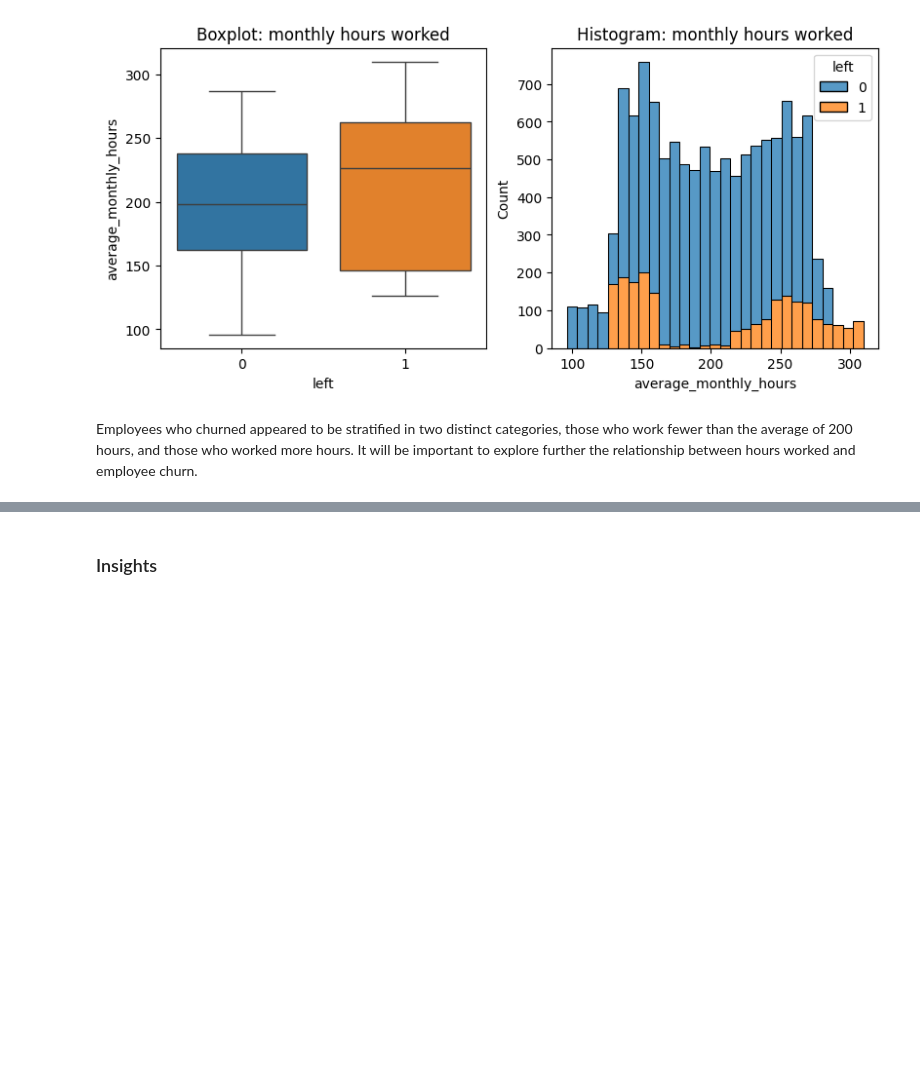
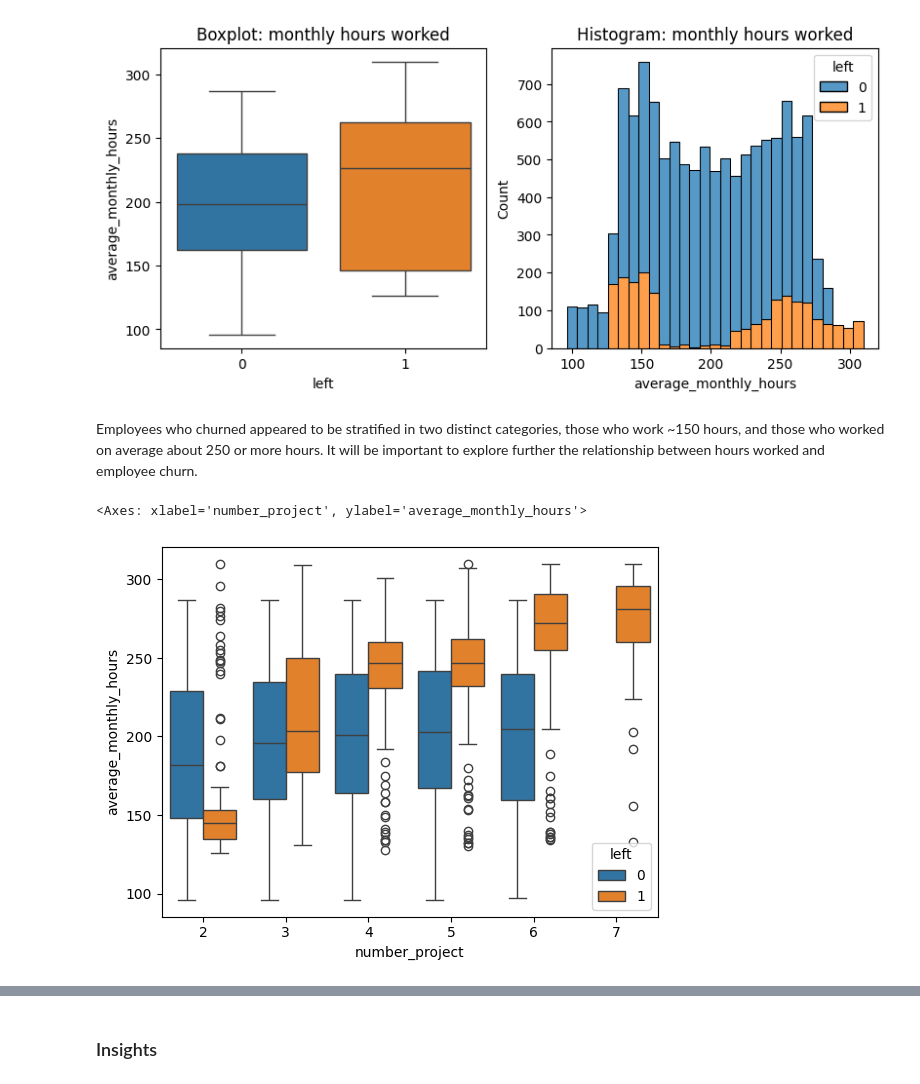
Before and after one commit to dianario/google_capstone_salifort_motors_analytics, a Jupyter notebook: course_7_salifort_motors_project_lab.ipynb, the cells around one changed output, grey strips where cells are left out. Drawn from its saved outputs; the diff is of its cells as text; code cells hidden in the pictures; blank space fills up the shorter version.

```diff
--- a/course_7_salifort_motors_project_lab.ipynb
+++ b/course_7_salifort_motors_project_lab.ipynb
@@ -388,4 +383,15 @@ plt.show()
 # %% [output]
 [figure]
 # %% [markdown]
-Employees who churned appeared to be stratified in two distinct categories, those who work fewer than the average of 200 hours, and those who worked more hours. It will be important to explore further the relationship between hours worked and employee churn.
+Employees who churned appeared to be stratified in two distinct categories, those who work ~150 hours, and those who worked on average about 250 or more hours. It will be important to explore further the relationship between hours worked and employee churn.
+# %%
+# Explore the relationship between the number of projects and worked hours for
+# retained and churned employees
+
+sns.boxplot(data=df1,
+            x="number_project",
+            y="average_monthly_hours",
+            hue="left")
+# %% [output]
+<Axes: xlabel='number_project', ylabel='average_monthly_hours'>
+[figure, added]
```
Also changed, not shown: parts of 19 cells of this notebook.
